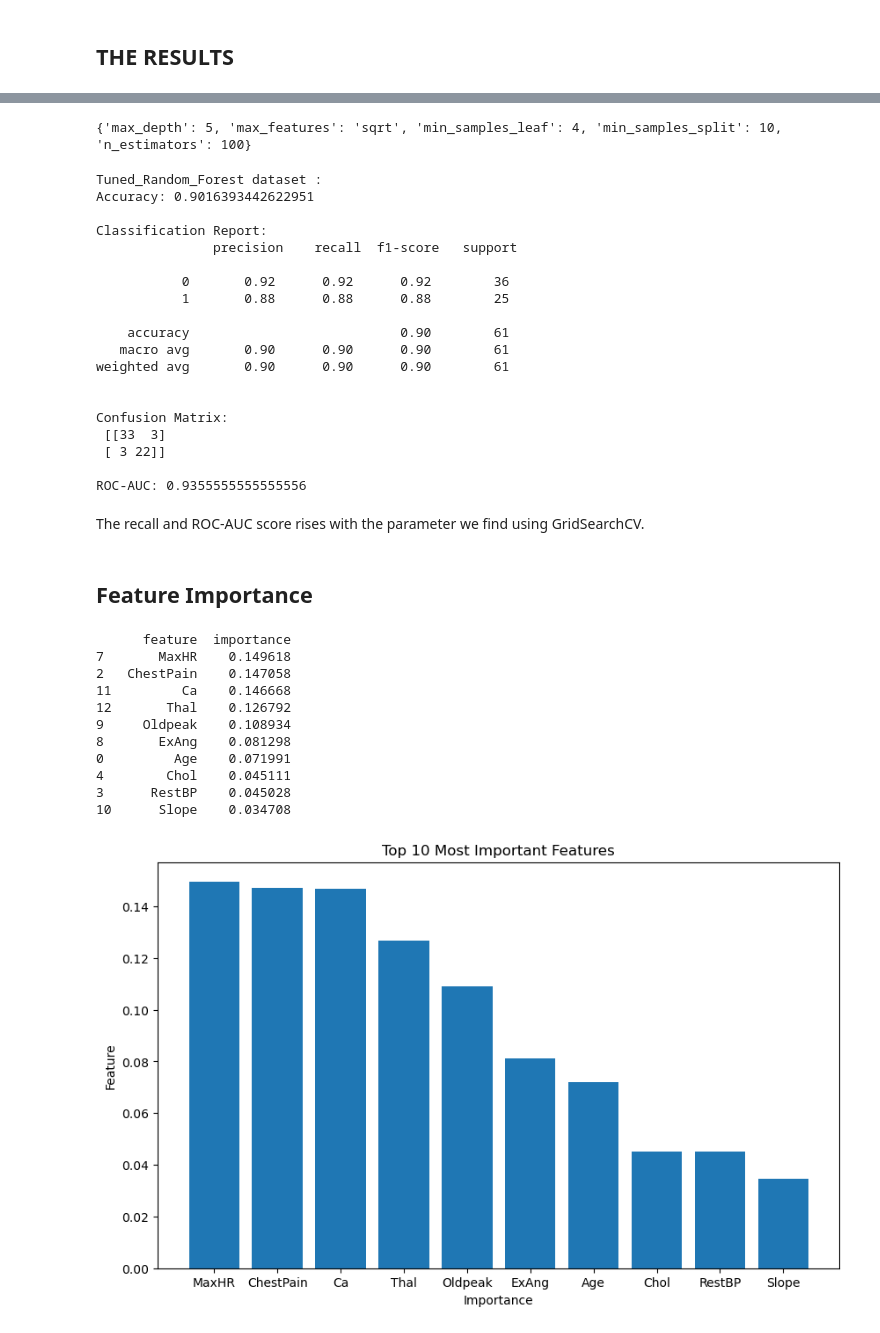
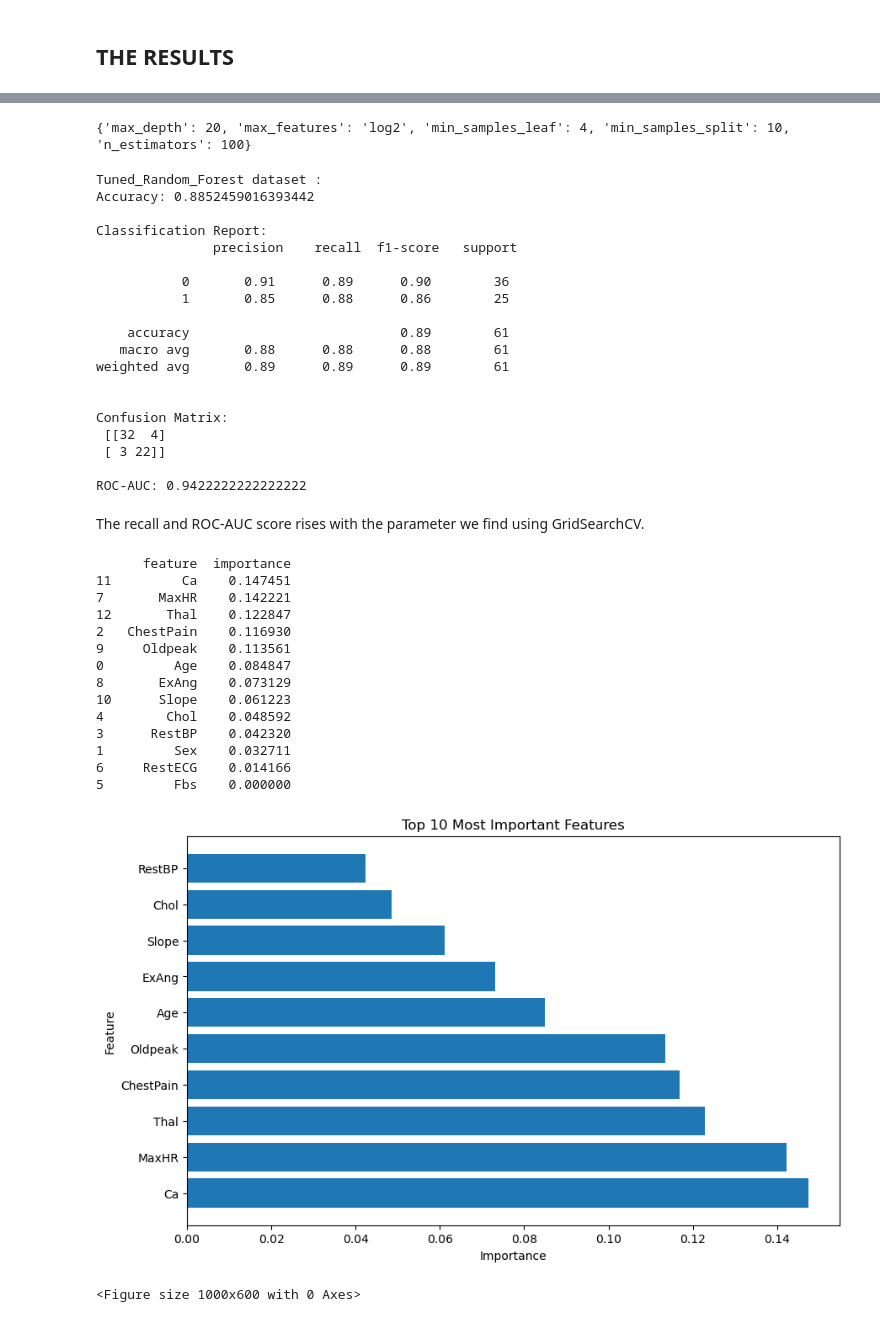
Before and after one commit to SudeKaraca228/Heart_Disease_Project, a Jupyter notebook: Heart_Disease_Model_Training.ipynb, the cells around one changed output, grey strips where cells are left out. Saved outputs shown, nothing was run; the diff lists cells and outputs as text; code cells hidden in the pictures.

```diff
--- a/Heart_Disease_Model_Training.ipynb
+++ b/Heart_Disease_Model_Training.ipynb
@@ -288,7 +291,7 @@ param_grid = {
 }
 # %%
 RandomForestGrid = GridSearchCV(
-    RandomForestClassifier(random_state=42),
+    label_rfc,
     param_grid,
     cv=5,
     scoring="roc_auc",
@@ -296,63 +299,67 @@ RandomForestGrid = GridSearchCV(
 )
 
 RandomForestGrid.fit(splits["label"]["X_train"], splits["label"]["y_train"])
-print(grid.best_params_)
+print(RandomForestGrid.best_params_)
 # %% [output]
-{'max_depth': 5, 'max_features': 'sqrt', 'min_samples_leaf': 4, 'min_samples_split': 10, 'n_estimators': 100}
+{'max_depth': 20, 'max_features': 'log2', 'min_samples_leaf': 4, 'min_samples_split': 10, 'n_estimators': 100}
 # %%
-best_model = RandomForestGrid.best_estimator_
-evaluate_model("Tuned_Random_Forest", best_model , splits["label"]["X_test"] ,  splits["label"]["y_test"])
+best_model_rfc = RandomForestGrid.best_estimator_
+evaluate_model("Tuned_Random_Forest", best_model_rfc , splits["label"]["X_test"] ,  splits["label"]["y_test"])
 # %% [output]
 Tuned_Random_Forest dataset :
-Accuracy: 0.9016393442622951
+Accuracy: 0.8852459016393442
 
 Classification Report:
                precision    recall  f1-score   support
 
-           0       0.92      0.92      0.92        36
-           1       0.88      0.88      0.88        25
+           0       0.91      0.89      0.90        36
+           1       0.85      0.88      0.86        25
 
-    accuracy                           0.90        61
-   macro avg       0.90      0.90      0.90        61
-weighted avg       0.90      0.90      0.90        61
+    accuracy                           0.89        61
+   macro avg       0.88      0.88      0.88        61
+weighted avg       0.89      0.89      0.89        61
 
 
 Confusion Matrix:
- [[33  3]
+ [[32  4]
  [ 3 22]]
 
-ROC-AUC: 0.9355555555555556
+ROC-AUC: 0.9422222222222222
 # %% [markdown]
 The recall and ROC-AUC score rises with the parameter we find using GridSearchCV.
-# %% [markdown]
-## Feature Importance
 # %%
-importance_df = pd.DataFrame({
-    "feature": splits["label"]["X_train"].columns,
-    "importance": best_model.feature_importances_
+importance_rf = pd.DataFrame({
+    "feature" : splits["label"]["X_train"].columns,
+    "importance" : best_model_rfc.feature_importances_
 }).sort_values("importance", ascending=False)
 
-print(importance_df.head(10))
+print(importance_rf)
 # %% [output]
       feature  importance
-7       MaxHR    0.149618
-2   ChestPain    0.147058
-11         Ca    0.146668
-12       Thal    0.126792
-9     Oldpeak    0.108934
-8       ExAng    0.081298
-0         Age    0.071991
-4        Chol    0.045111
-3      RestBP    0.045028
-10      Slope    0.034708
+11         Ca    0.147451
+7       MaxHR    0.142221
+12       Thal    0.122847
+2   ChestPain    0.116930
+9     Oldpeak    0.113561
+0         Age    0.084847
+8       ExAng    0.073129
+10      Slope    0.061223
+4        Chol    0.048592
+3      RestBP    0.042320
+1         Sex    0.032711
+6     RestECG    0.014166
+5         Fbs    0.000000
 # %%
-top_features = importance_df.head(10)
+top_features = importance_rf.head(10)
 
 plt.figure(figsize=(10,6))
-plt.bar(top_features["feature"], top_features["importance"])
+plt.barh(top_features["feature"], top_features["importance"])
 plt.xlabel("Importance")
 plt.ylabel("Feature")
 plt.title("Top 10 Most Important Features")
+plt.figure(figsize=(10, 6))
+
 plt.show()
 # %% [output]
-[figure, old version]
+[figure, new version]
+<Figure size 1000x600 with 0 Axes>
```
Also changed, not shown: parts of 17 cells of this notebook.
